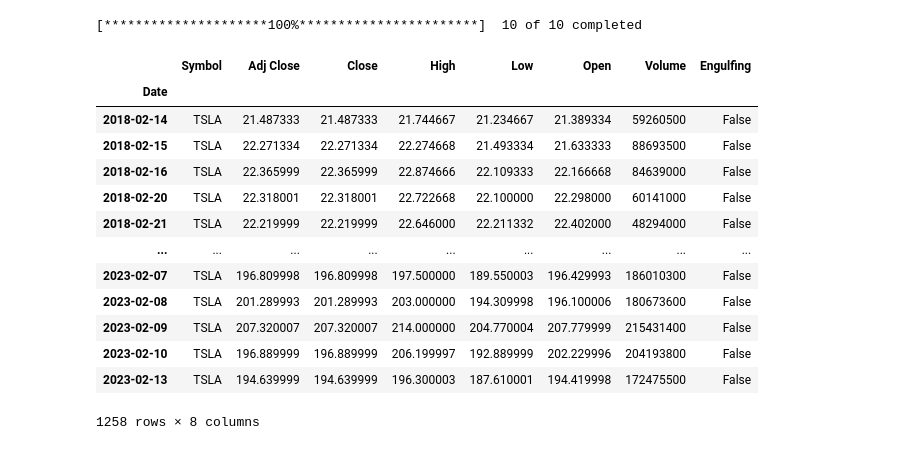
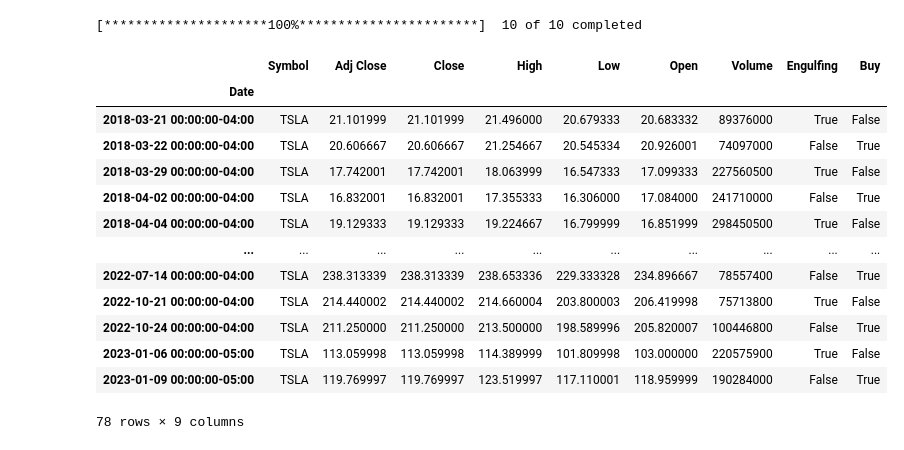
Before and after one commit to MapleFrogStudio/algo_vibes_SP500_RSI, a Jupyter notebook: engulfing.ipynb, the cells around one changed output. Drawn from its saved outputs; the diff is of its cells as text; code cells hidden in the pictures.

Commit message:
Engulfing V1

```diff
--- a/engulfing.ipynb
+++ b/engulfing.ipynb
@@ -38,10 +37,3 @@ def yahoo_prices(tickers, current_day):
 print('Yahoo_prices function defined...')
 # %% [output]
 Yahoo_prices function defined...
-# %%
-def detect_engulfing(df):
-    df['Engulfing'] = False
-    # engulfing pattern
-    return df
-
-print('detect_engulfing function defined')
@@ -49,0 +40,10 @@ detect_engulfing function defined
+# %%
+def detect_engulfing(df):
+    cond_1 = df.shift(1).Close < df.shift(1).Open
+    cond_2 = df.Close > df.Open
+    cond_3 = df.Open < df.shift(1).Close
+    cond_4 = df.Close > df.shift(1).Open
+    df['Engulfing'] = cond_1 & cond_2 & cond_3 & cond_4
+    return df
+
+print('detect_engulfing function defined')
@@ -60,19 +119,21 @@ data = yahoo_prices(my_symbols[440:450], '2023-02-14')
 # %%
 tsla_df = data.loc[data.Symbol == 'TSLA'].copy()
 tsla_df = detect_engulfing(tsla_df)
-tsla_df
+tsla_df.loc[tsla_df.Engulfing == True]
+tsla_df['Buy'] = tsla_df.shift(1).Engulfing
+tsla_df.loc[tsla_df.Engulfing | tsla_df.Buy]
 # %% [output]
-|  | Symbol | Adj Close | Close | High | Low | Open | Volume | Engulfing |
-| Date |  |  |  |  |  |  |  |  |
-| 2018-02-14 | TSLA | 21.487333 | 21.487333 | 21.744667 | 21.234667 | 21.389334 | 59260500 | False |
-| 2018-02-15 | TSLA | 22.271334 | 22.271334 | 22.274668 | 21.493334 | 21.633333 | 88693500 | False |
-| 2018-02-16 | TSLA | 22.365999 | 22.365999 | 22.874666 | 22.109333 | 22.166668 | 84639000 | False |
-| 2018-02-20 | TSLA | 22.318001 | 22.318001 | 22.722668 | 22.100000 | 22.298000 | 60141000 | False |
-| 2018-02-21 | TSLA | 22.219999 | 22.219999 | 22.646000 | 22.211332 | 22.402000 | 48294000 | False |
-| ... | ... | ... | ... | ... | ... | ... | ... | ... |
-| 2023-02-07 | TSLA | 196.809998 | 196.809998 | 197.500000 | 189.550003 | 196.429993 | 186010300 | False |
-| 2023-02-08 | TSLA | 201.289993 | 201.289993 | 203.000000 | 194.309998 | 196.100006 | 180673600 | False |
-| 2023-02-09 | TSLA | 207.320007 | 207.320007 | 214.000000 | 204.770004 | 207.779999 | 215431400 | False |
-| 2023-02-10 | TSLA | 196.889999 | 196.889999 | 206.199997 | 192.889999 | 202.229996 | 204193800 | False |
-| 2023-02-13 | TSLA | 194.639999 | 194.639999 | 196.300003 | 187.610001 | 194.419998 | 172475500 | False |
+|  | Symbol | Adj Close | Close | High | Low | Open | Volume | Engulfing | Buy |
+| Date |  |  |  |  |  |  |  |  |  |
+| 2018-03-21 00:00:00-04:00 | TSLA | 21.101999 | 21.101999 | 21.496000 | 20.679333 | 20.683332 | 89376000 | True | False |
+| 2018-03-22 00:00:00-04:00 | TSLA | 20.606667 | 20.606667 | 21.254667 | 20.545334 | 20.926001 | 74097000 | False | True |
+| 2018-03-29 00:00:00-04:00 | TSLA | 17.742001 | 17.742001 | 18.063999 | 16.547333 | 17.099333 | 227560500 | True | False |
+| 2018-04-02 00:00:00-04:00 | TSLA | 16.832001 | 16.832001 | 17.355333 | 16.306000 | 17.084000 | 241710000 | False | True |
+| 2018-04-04 00:00:00-04:00 | TSLA | 19.129333 | 19.129333 | 19.224667 | 16.799999 | 16.851999 | 298450500 | True | False |
+| ... | ... | ... | ... | ... | ... | ... | ... | ... | ... |
+| 2022-07-14 00:00:00-04:00 | TSLA | 238.313339 | 238.313339 | 238.653336 | 229.333328 | 234.896667 | 78557400 | False | True |
+| 2022-10-21 00:00:00-04:00 | TSLA | 214.440002 | 214.440002 | 214.660004 | 203.800003 | 206.419998 | 75713800 | True | False |
+| 2022-10-24 00:00:00-04:00 | TSLA | 211.250000 | 211.250000 | 213.500000 | 198.589996 | 205.820007 | 100446800 | False | True |
+| 2023-01-06 00:00:00-05:00 | TSLA | 113.059998 | 113.059998 | 114.389999 | 101.809998 | 103.000000 | 220575900 | True | False |
+| 2023-01-09 00:00:00-05:00 | TSLA | 119.769997 | 119.769997 | 123.519997 | 117.110001 | 118.959999 | 190284000 | False | True |
-1258 rows × 8 columns
+78 rows × 9 columns
```
Also changed, not shown: parts of 5 cells of this notebook.
